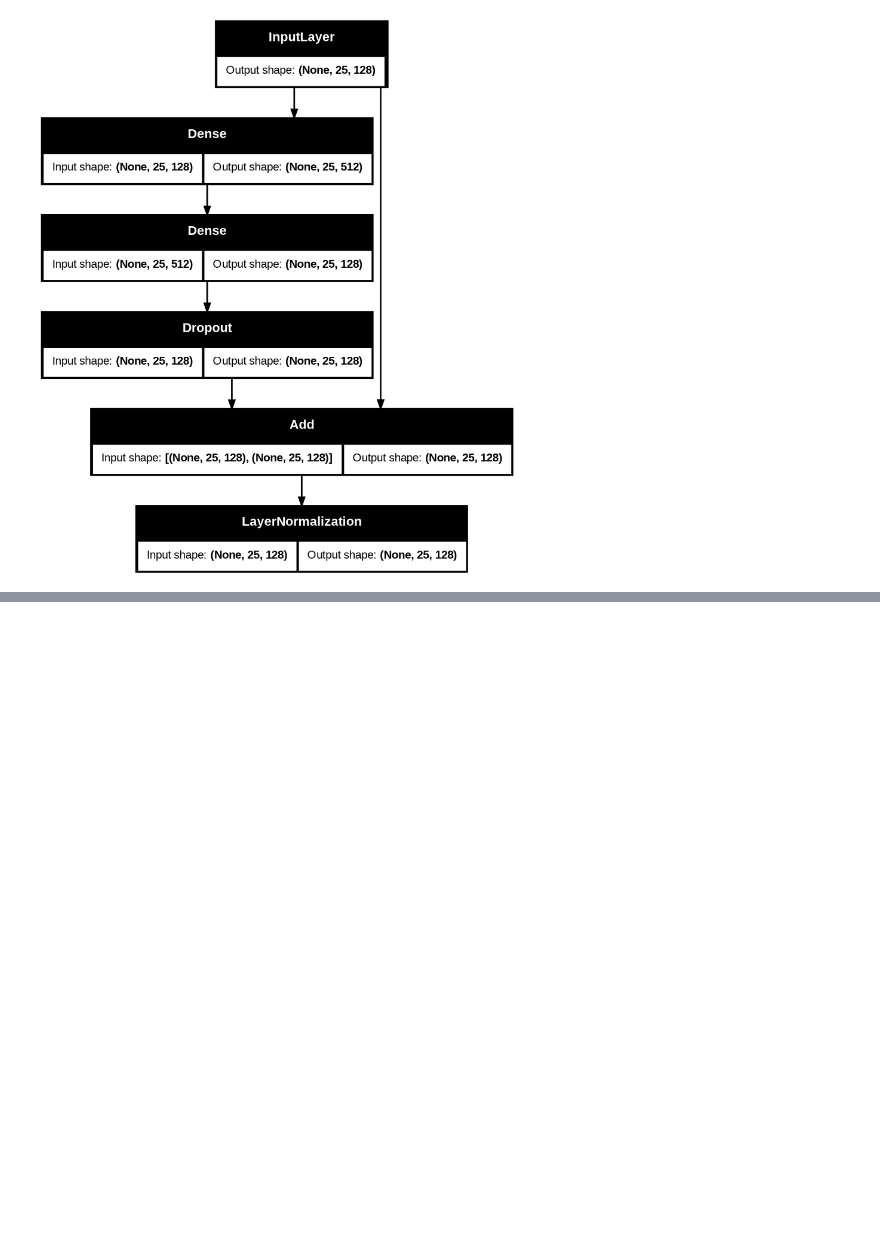
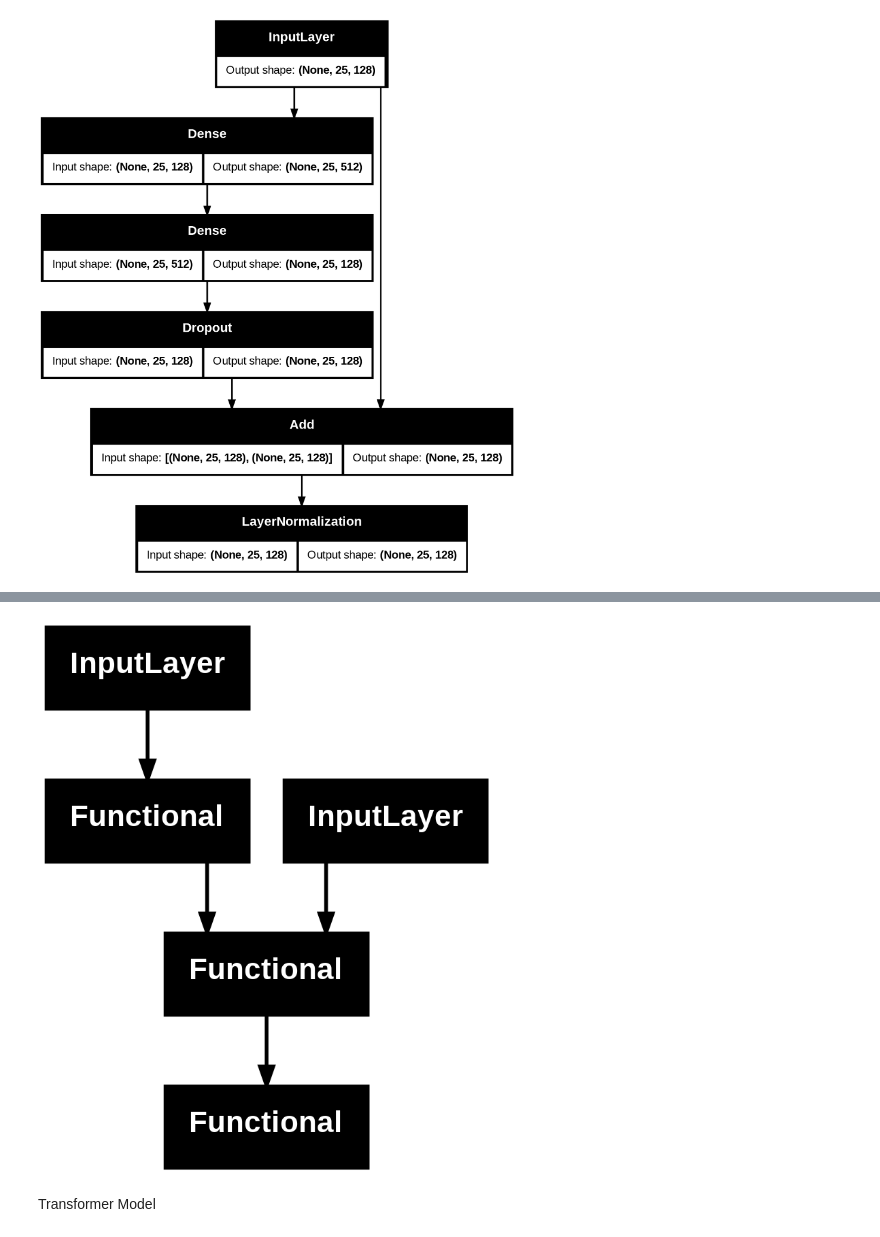
Before and after one commit to dinky-coder/dinky-coder, a Jupyter notebook: SmallScale_chatGPT.ipynb, the cells around one changed output, grey strips where cells are left out. Cells and saved outputs as stored; diff of their text form; code cells hidden in the pictures; blank space fills up the shorter version.

```diff
--- a/SmallScale_chatGPT.ipynb
+++ b/SmallScale_chatGPT.ipynb
@@ -488,0 +613,18 @@ tf.keras.utils.plot_model(model, show_shapes=True)
+# %%
+seq_length = 25
+key_dim = 128
+ff_dim = 512
+num_heads = 8
+
+# Pass the defined functions to the encoder function
+model = decoder(
+    input_shape = (seq_length, key_dim),
+    key_dim = key_dim,
+    ff_dim = ff_dim,
+    num_heads = num_heads)
+
+tf.keras.utils.plot_model(model)
+# %% [output]
+[figure, added]
+# %% [markdown]
+Transformer Model
```
Also changed, not shown: parts of 9 cells of this notebook.
